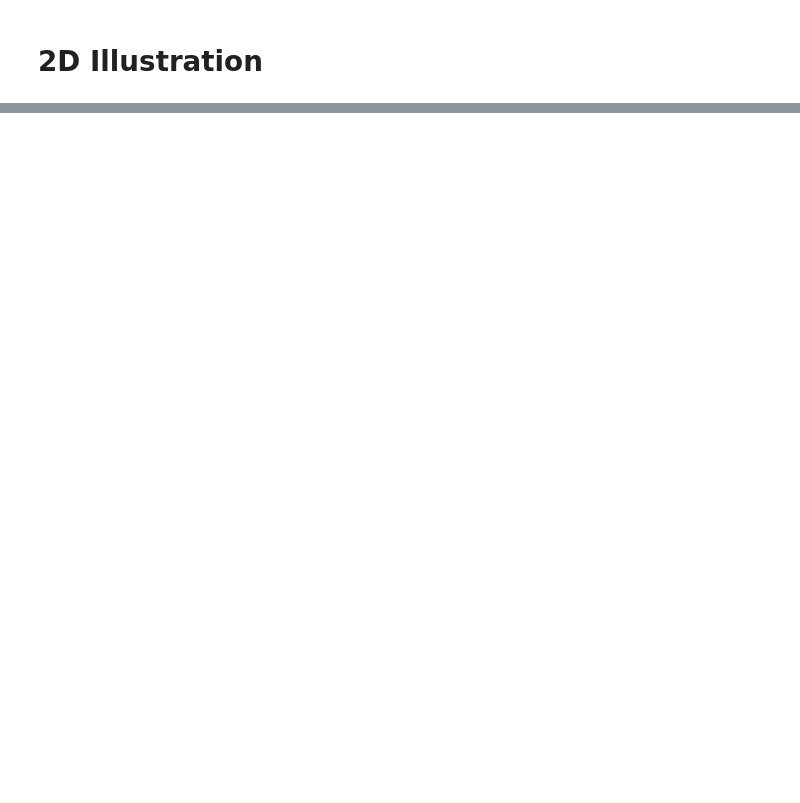
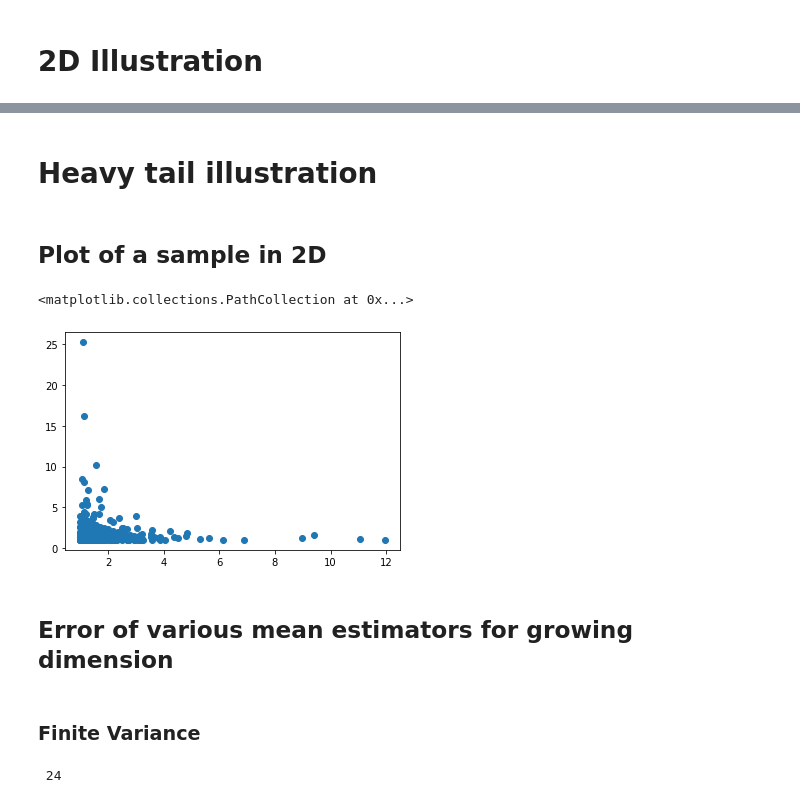
Before and after one commit to TimotheeMathieu/RobustMeanEstimator, a Jupyter notebook: Illustration.ipynb, the cells around one changed output, grey strips where cells are left out. Drawn from its saved outputs; the diff is of its cells as text; code cells hidden in the pictures; blank space fills up the shorter version.

```diff
--- a/Illustration.ipynb
+++ b/Illustration.ipynb
@@ -58,0 +60,59 @@ plt.show()
+# %% [markdown]
+# Heavy tail illustration
+# %%
+def multivariate_t(m, df, n):
+    d = len(m)
+    x = np.random.chisquare(df, n)/df
+    z = np.random.multivariate_normal(np.zeros(d),np.eye(d),size=n)
+    res = m + z/np.sqrt(x)[:,np.newaxis]
+    return res
+
+def projected_t(m, df, n):
+    X = multivariate_t(m, df, n)
+    X = np.abs(X)
+    return X
+
+
+def two_mode_t(m1, m2, df, n):
+    X1 = multivariate_t(m1, df, n)
+    X2 = multivariate_t(m2, df, n)
+    binom = np.random.binomial(1, 0.7, size=n)
+    res = np.zeros(X1.shape)
+    res[binom == 1] = X1[binom == 1]
+    res[binom == 0] = X2[binom == 0]
+    return res
+
+def pareto(df, n, d):
+    return (np.random.pareto(df, size=[n,d])+1)
+# %% [markdown]
+## Plot of a sample in 2D
+# %%
+d = 2
+X = pareto(3, 1000, d)
+plt.scatter(X[:,0],X[:,1])
+# %% [output]
+<matplotlib.collections.PathCollection at 0x...>
+[figure, added]
+# %% [markdown]
+## Error of various mean estimators for growing dimension
+# %% [markdown]
+### Finite Variance
+# %%
+n = 1000
+Ds = np.arange(10, 1000, 50)
+M = 25
+res = np.zeros([M, len(Ds), 4])
+for m in range(M):
+    print('\r '+str(m), end='')
+    for i, d in enumerate(Ds):
+        X = pareto(2.1, n, d)
+        mean = 2.1/1.1*np.ones(d)
+        est_h = M_estimator(d**(1/2), "Huber")
+        est_c = M_estimator(0.5*d**(1/2), "Catoni")
+        est_p = M_estimator(0.7*d**(1/2), "Polynomial", p=3)
+        res[m, i] = [np.linalg.norm(np.mean(X, axis=0)-mean),
+                np.linalg.norm(est_h.estimate(X)-mean),
+                np.linalg.norm(est_c.estimate(X)-mean),
+                np.linalg.norm(est_p.estimate(X)-mean)]
+# %% [output]
+ 24
```
Also changed, not shown: parts of 20 cells of this notebook, 3 other files.
